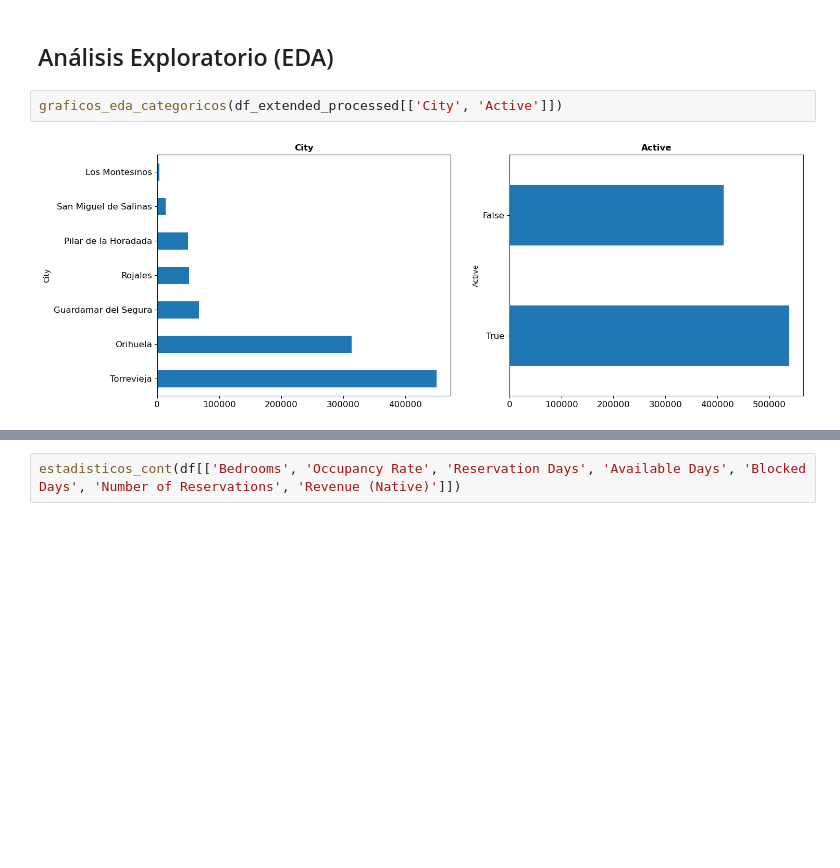
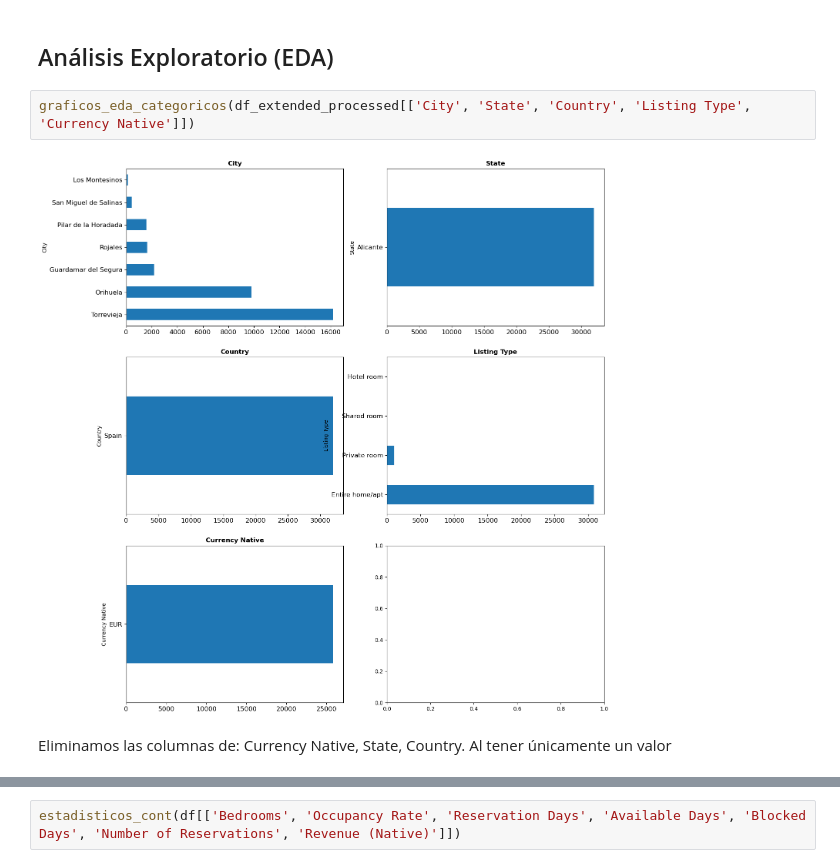
Before and after one commit to fapm4/MDD-Turismo, a Jupyter notebook: eda.ipynb, the cells around one changed output, grey strips where cells are left out. Saved outputs shown, nothing was run; the diff lists cells and outputs as text; blank space fills up the shorter version.

Commit message:
exp: eda categoricas eliminando columnas  1 valor

```diff
--- a/eda.ipynb
+++ b/eda.ipynb
@@ -267,6 +267,8 @@ memory usage: 9.1+ MB
 # %% [markdown]
 ## Análisis Exploratorio (EDA)
 # %%
-graficos_eda_categoricos(df_extended_processed[['City', 'Active']])
+graficos_eda_categoricos(df_extended_processed[['City', 'State', 'Country', 'Listing Type', 'Currency Native']])
 # %% [output]
-[figure, old version]
+[figure, new version]
+# %% [markdown]
+Eliminamos las columnas de: Currency Native, State, Country. Al tener únicamente un valor
```
Also changed, not shown: parts of 4 cells of this notebook.
